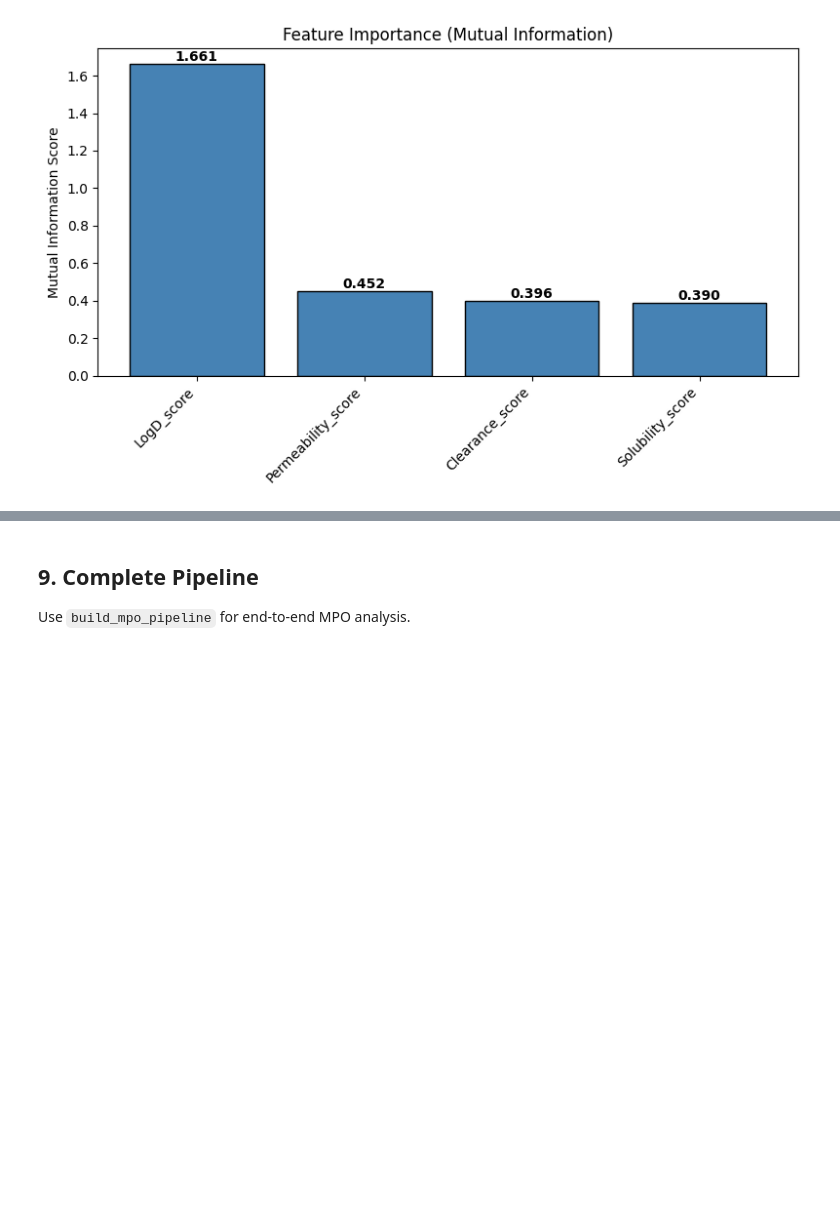
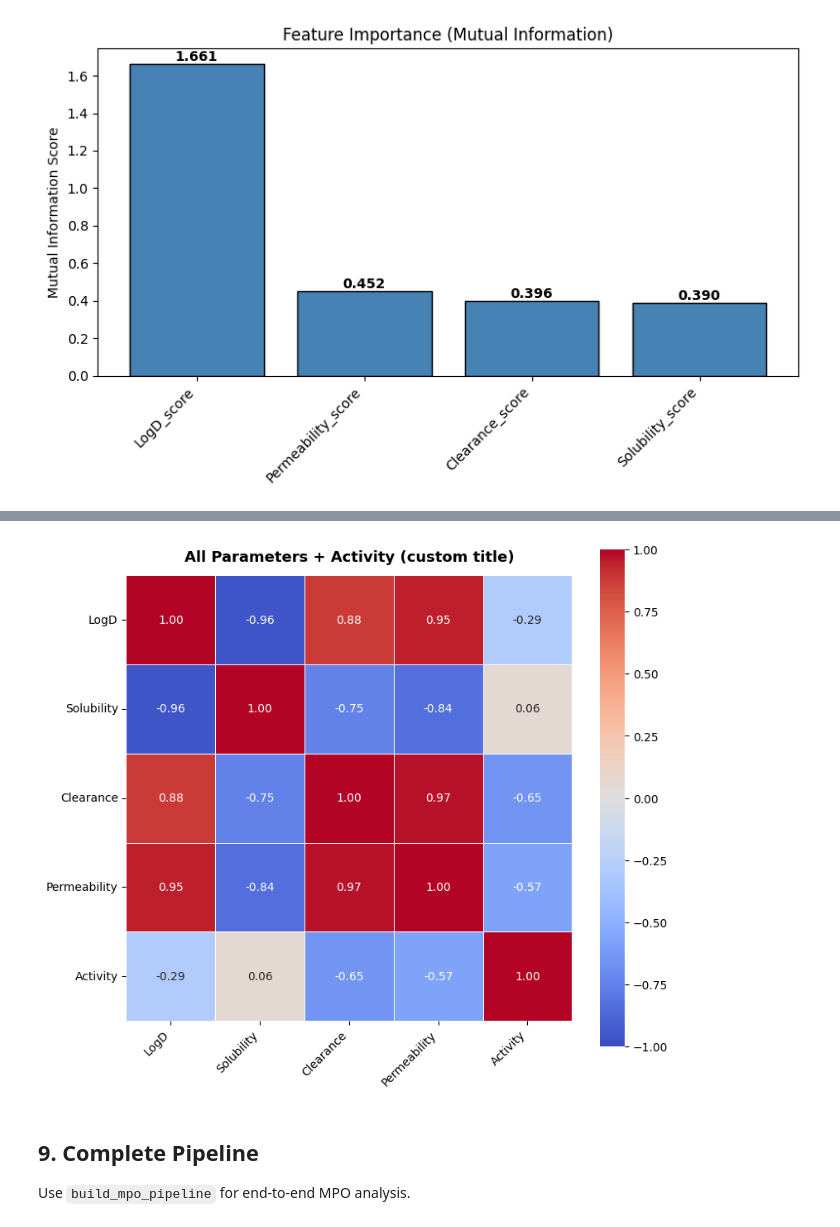
Before and after one commit to AstraZeneca/mosses, a Jupyter notebook: examples/mpo_example.ipynb, the cells around one changed output, grey strips where cells are left out. Cells and saved outputs as stored; diff of their text form; code cells hidden in the pictures; blank space fills up the shorter version.

```diff
--- a/examples/mpo_example.ipynb
+++ b/examples/mpo_example.ipynb
@@ -305,3 +336,14 @@ mpo.plot_correlation_matrix(
+# %%
+# plot_parameter_correlation_matrix is the underlying function;
+# call it directly when you need a non-standard title or mixed columns.
+_ = mpo.plot_parameter_correlation_matrix(
+    df_with_scores,
+    columns=["LogD", "Solubility", "Clearance", "Permeability", "Activity"],
+    title="All Parameters + Activity (custom title)",
+    cmap="coolwarm",
+)
+# %% [output]
+[figure, added]
 # %% [markdown]
 ## 9. Complete Pipeline
 
```
Also changed, not shown: parts of 7 cells of this notebook, 3 other files.
